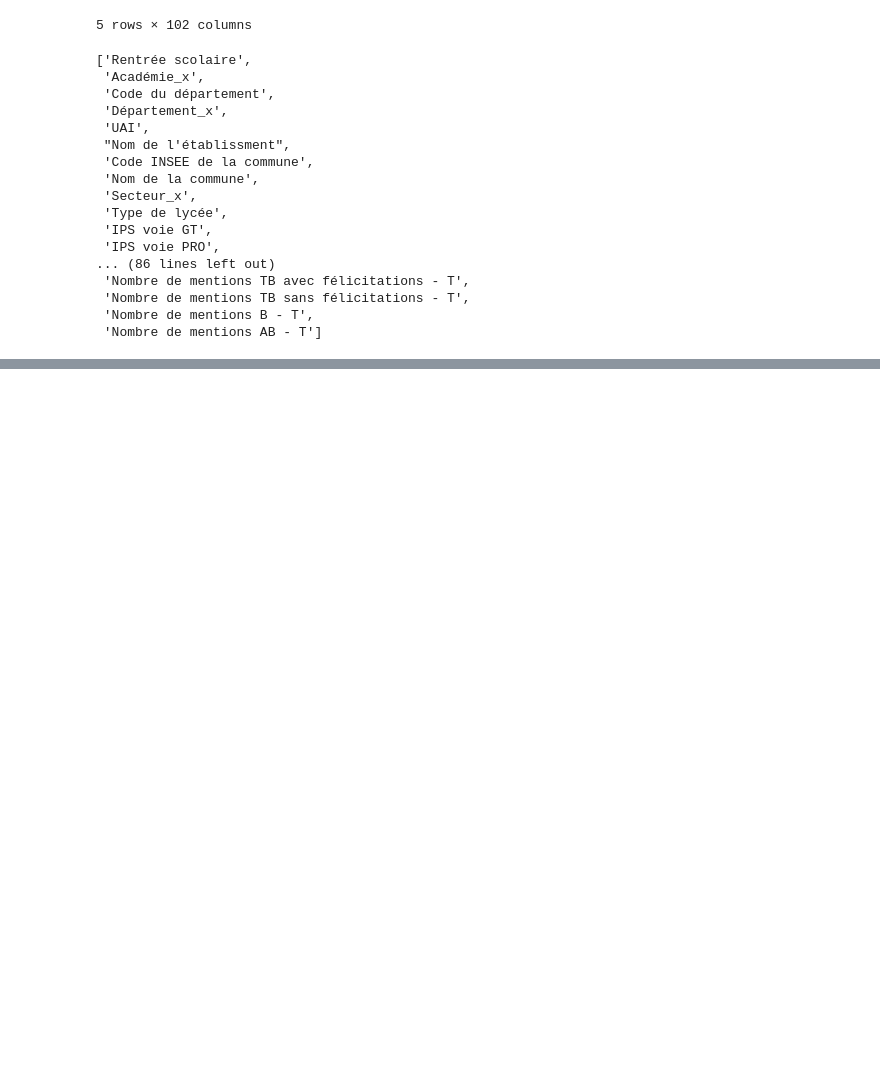
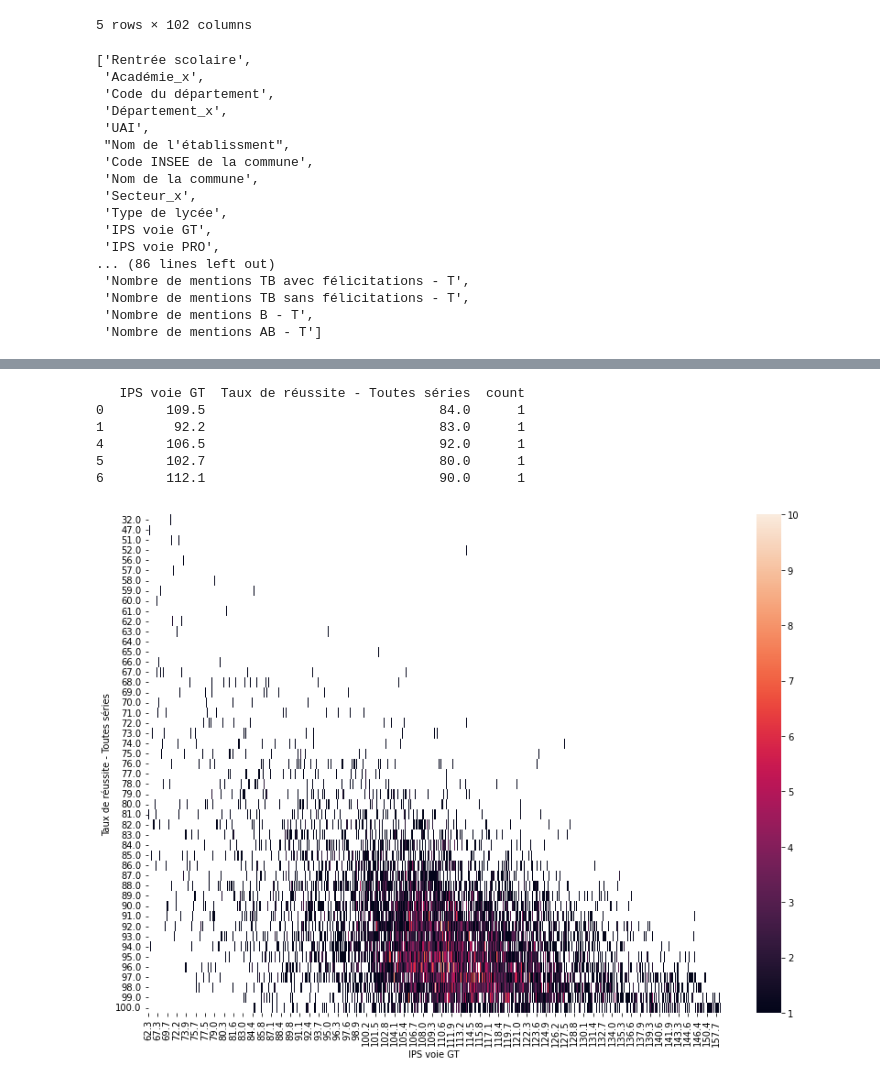
Before and after one commit to AlexisBenameur/projet-python-2AS1, a Jupyter notebook: codes/decouverte_data.ipynb, the cells around one changed output, grey strips where cells are left out. Cells and saved outputs as stored; diff of their text form; code cells hidden in the pictures; blank space fills up the shorter version.

```diff
--- a/codes/decouverte_data.ipynb
+++ b/codes/decouverte_data.ipynb
@@ -105,0 +127,17 @@ df.columns.to_list()
+# %%
+heat_data = df[df["Secteur_x"] == "public"][["IPS voie GT","Taux de réussite - Toutes séries"]]
+heat_data["count"] = 1
+print(heat_data.head())
+heat_data = heat_data.groupby(["IPS voie GT", "Taux de réussite - Toutes séries"]).agg({"count": "sum"})
+heat_data = heat_data.pivot_table(index = "Taux de réussite - Toutes séries", columns = "IPS voie GT", values = "count", aggfunc="sum")
+
+plt.figure(figsize=(14,10))
+ax = sns.heatmap(data=heat_data)
+# %% [output]
+   IPS voie GT  Taux de réussite - Toutes séries  count
+0        109.5                              84.0      1
+1         92.2                              83.0      1
+4        106.5                              92.0      1
+5        102.7                              80.0      1
+6        112.1                              90.0      1
+[figure, added]
```
Also changed, not shown: parts of 9 cells of this notebook, 1 other file.
